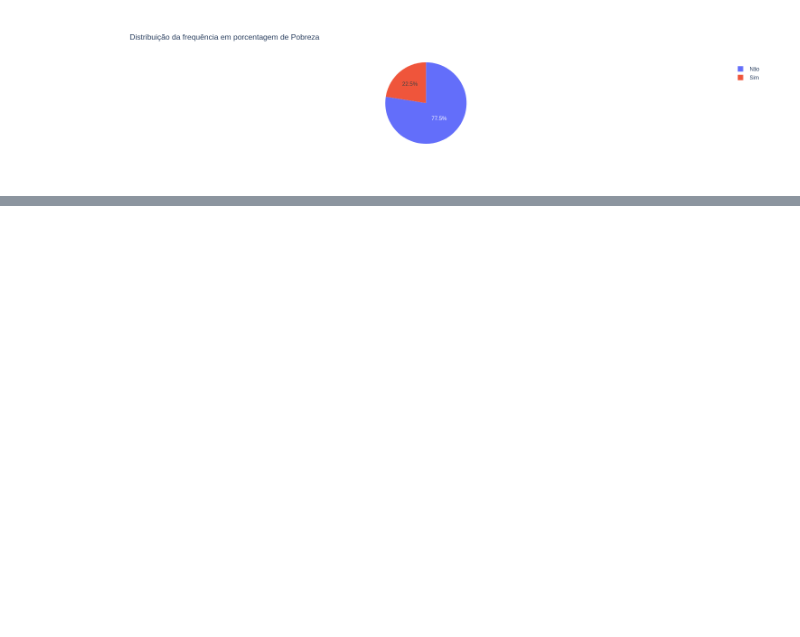
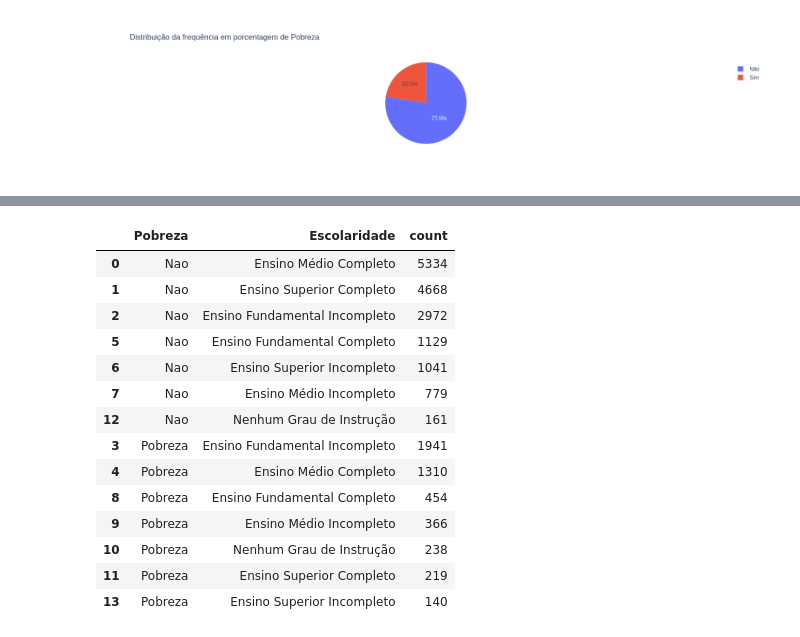
Before and after one commit to alnnu/ProbabilidadeEstatistica, a Jupyter notebook: analise de dados/tarefa2/tarefa2.ipynb, the cells around one changed output, grey strips where cells are left out. Cells and saved outputs as stored; diff of their text form; code cells hidden in the pictures; blank space fills up the shorter version.

```diff
--- a/analise de dados/tarefa2/Untitled.ipynb
+++ b/analise de dados/tarefa2/tarefa2.ipynb
@@ -39,0 +147,21 @@ plt.pie(values = dis["porcentagem(%)"], names=["Não", "Sim"],  title='Distribui
+# %%
+pobrezaEscolaridade = dados[['Pobreza', 'Escolaridade']].value_counts().reset_index().sort_values("Pobreza")
+
+
+pobrezaEscolaridade
+# %% [output]
+|  | Pobreza | Escolaridade | count |
+| 0 | Nao | Ensino Médio Completo | 5334 |
+| 1 | Nao | Ensino Superior Completo | 4668 |
+| 2 | Nao | Ensino Fundamental Incompleto | 2972 |
+| 5 | Nao | Ensino Fundamental Completo | 1129 |
+| 6 | Nao | Ensino Superior Incompleto | 1041 |
+| 7 | Nao | Ensino Médio Incompleto | 779 |
+| 12 | Nao | Nenhum Grau de Instrução | 161 |
+| 3 | Pobreza | Ensino Fundamental Incompleto | 1941 |
+| 4 | Pobreza | Ensino Médio Completo | 1310 |
+| 8 | Pobreza | Ensino Fundamental Completo | 454 |
+| 9 | Pobreza | Ensino Médio Incompleto | 366 |
+| 10 | Pobreza | Nenhum Grau de Instrução | 238 |
+| 11 | Pobreza | Ensino Superior Completo | 219 |
+| 13 | Pobreza | Ensino Superior Incompleto | 140 |
```
Also changed, not shown: parts of 16 cells of this notebook.
